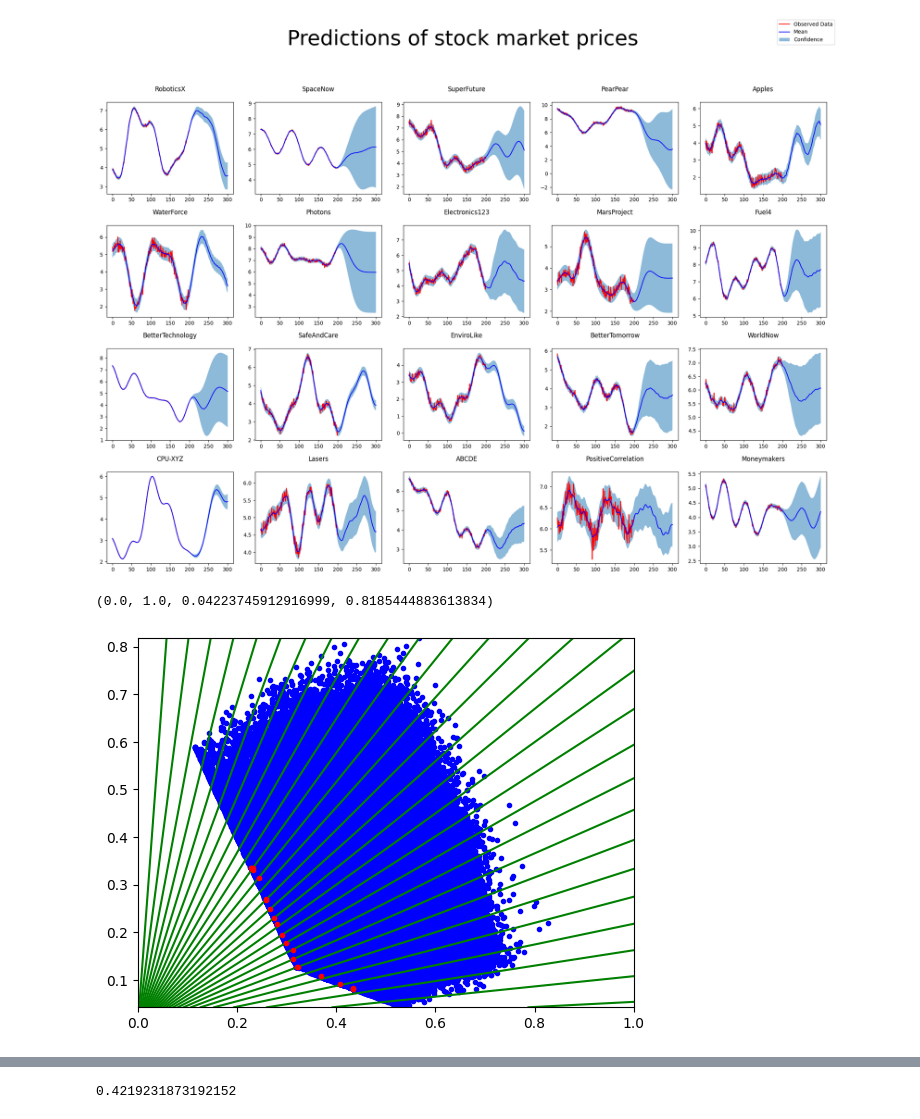
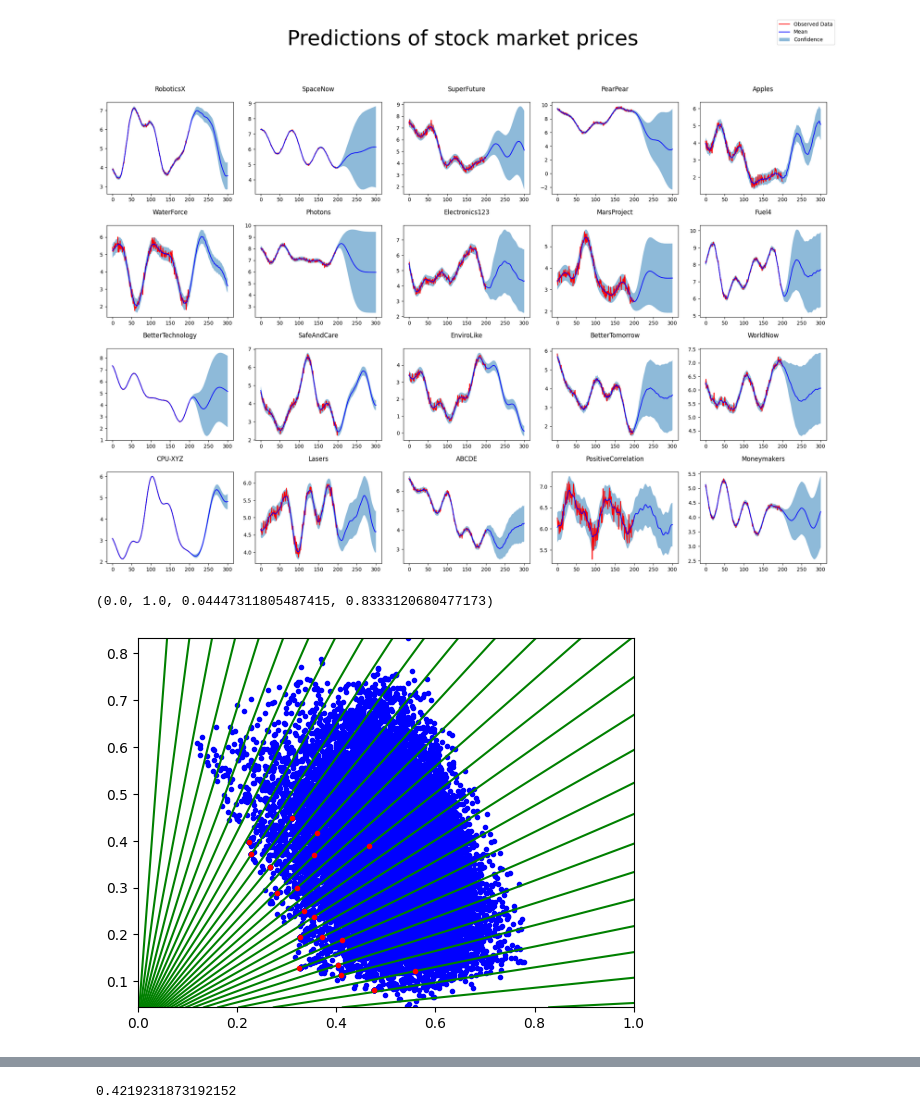
Before and after one commit to alessandro1802/moo, a Jupyter notebook: lab2.ipynb, the cells around one changed output, grey strips where cells are left out. Saved outputs shown, nothing was run; the diff lists cells and outputs as text; code cells hidden in the pictures.

```diff
--- a/lab2.ipynb
+++ b/lab2.ipynb
@@ -64,7 +64,7 @@ class MOEA_D():
         self.old_points=[]
         self.crossover_rate = crossover_rate
         self.mutation_rate = mutation_rate
-        self.mutation_prob=3
+        self.mutation_prob=mutation_rate
         self.criteria_weights=[1,1]
         self.indexes_to_delete=[]
         self.population = self.initialize_population()
@@ -83,6 +83,8 @@ class MOEA_D():
 
     def w_chebyshev(self,point):
         return max(point)
+    # def w_chebyshev(self,point):
+    #     return sum(point)
 
     def check_distance_to_objective_lines_and_assign_one(self):
         for objective_l in list(self.a_objective_lines.keys()):
@@ -113,7 +115,7 @@ class MOEA_D():
     def points_distance(self, p1,p2):
         return ((p1[0] - p2[0])**2+(p1[1] - p2[1])**2)**0.5
 
-    def find_k_closest_neighbours(self, i, k=2):
+    def find_k_closest_neighbours(self, i, k):
         stack=[[key,self.points_distance(self.population_points[key],self.population_points[i])] for key in self.population_points.keys()]
         return list(np.array(sorted(stack,key=lambda x:x[1]))[:k,0])
 
@@ -148,7 +150,7 @@ class MOEA_D():
         return temp
 
     def select_neighbours(self,i):
-        return self.find_k_closest_neighbours(i,k=num_neighbors)
+        return self.find_k_closest_neighbours(i,k=self.num_neighbors)
 
 
     def crossover(self,population_idx):
@@ -156,7 +158,7 @@ class MOEA_D():
         return [self.population[population_idx[i]][pos] for pos,i in enumerate(corssover_product)]
 
     def mutate(self,offspring):
-        offspring+=np.random.binomial(1, self.mutation_prob/len(offspring), len(offspring))* np.random.random(len(offspring))
+        offspring+=np.random.binomial(1, self.mutation_prob, len(offspring))* np.random.random(len(offspring))
         offspring /= offspring.sum()
         return offspring
 
@@ -182,27 +184,27 @@ class MOEA_D():
                 self.population_points[neighbours[-1]]=self.calc_point(offspring)
             self.update_population()
 
-        return self.population,self.population_points.values(),self.old_points,list(self.a_objective_lines.keys())
+        return self.population,self.population_points.values(),self.old_points,self.a_objective_lines
 # %%
 population_size = 300
-num_iterations = 10000
+num_iterations = 1000
 num_objectives = 30
-num_neighbors = 5
+num_neighbors = 1
 crossover_rate = 0.9
 mutation_rate = 0.1
 
 solver = MOEA_D(stock_data, population_size, num_iterations, num_objectives, num_neighbors, crossover_rate, mutation_rate)
 
 sol = solver.solve()
 points = np.array(list(sol[1]))
 old_points = np.array(list(sol[2]))
-straight = np.array(list(sol[3]))
+straight = np.array(list(sol[3].keys()))
 plt.plot(old_points[:,0],old_points[:,1],'b.')
 for i in straight[:-1]:
     plt.axline((0,0),(1,i), color='g')
 plt.plot(points[:,0],points[:,1],'r.')
 plt.axis([0,1,min(old_points[:,1]),max(old_points[:,1])])
 # %% [output]
-(0.0, 1.0, 0.04223745912916999, 0.8185444883613834)
+(0.0, 1.0, 0.04447311805487415, 0.8333120680477173)
-[figure, old version]
+[figure, new version]
 # %%
```
Also changed, not shown: parts of 1 cell of this notebook.
